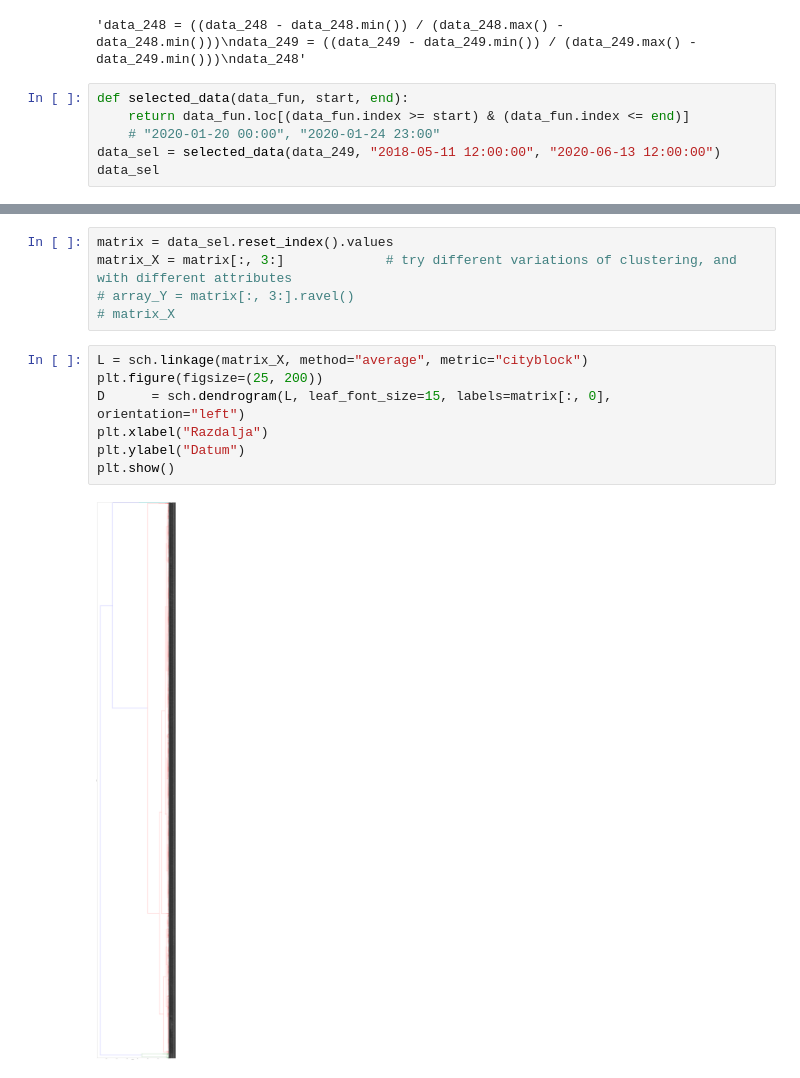
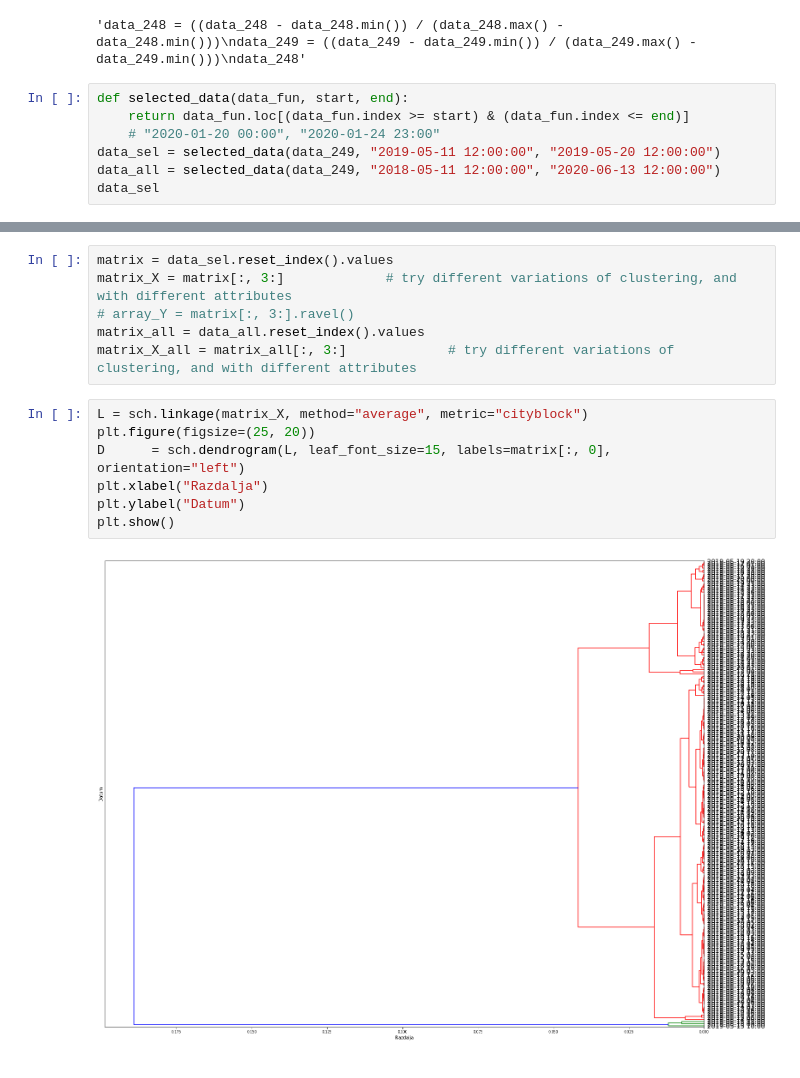
Before and after one commit to Zan-23/IJS_water_loss, a Jupyter notebook: notebooks/Clustering.ipynb, the cells around one changed output, grey strips where cells are left out. Cells and saved outputs as stored; diff of their text form.

Commit message:
Clustering finds some anomalies, more classes need and generalization for all data

```diff
--- a/notebooks/Clustering.ipynb
+++ b/notebooks/Clustering.ipynb
@@ -56,7 +58,8 @@ data_248"""
 def selected_data(data_fun, start, end):
     return data_fun.loc[(data_fun.index >= start) & (data_fun.index <= end)]
     # "2020-01-20 00:00", "2020-01-24 23:00"
-data_sel = selected_data(data_249, "2018-05-11 12:00:00", "2020-06-13 12:00:00")
+data_sel = selected_data(data_249, "2019-05-11 12:00:00", "2019-05-20 12:00:00")
+data_all = selected_data(data_249, "2018-05-11 12:00:00", "2020-06-13 12:00:00")
 data_sel
 # %% [output]
 |  | tot1 | tot2 | analog2 |
@@ -79,13 +87,14 @@ data_sel
 matrix = data_sel.reset_index().values
 matrix_X = matrix[:, 3:]             # try different variations of clustering, and with different attributes
 # array_Y = matrix[:, 3:].ravel()
-# matrix_X
+matrix_all = data_all.reset_index().values
+matrix_X_all = matrix_all[:, 3:]             # try different variations of clustering, and with different attributes
 # %%
 L = sch.linkage(matrix_X, method="average", metric="cityblock")
-plt.figure(figsize=(25, 200))
+plt.figure(figsize=(25, 20))
 D      = sch.dendrogram(L, leaf_font_size=15, labels=matrix[:, 0], orientation="left")
 plt.xlabel("Razdalja")
 plt.ylabel("Datum")
 plt.show()
 # %% [output]
-[figure, old version]
+[figure, new version]
```
Also changed, not shown: parts of 10 cells of this notebook.
